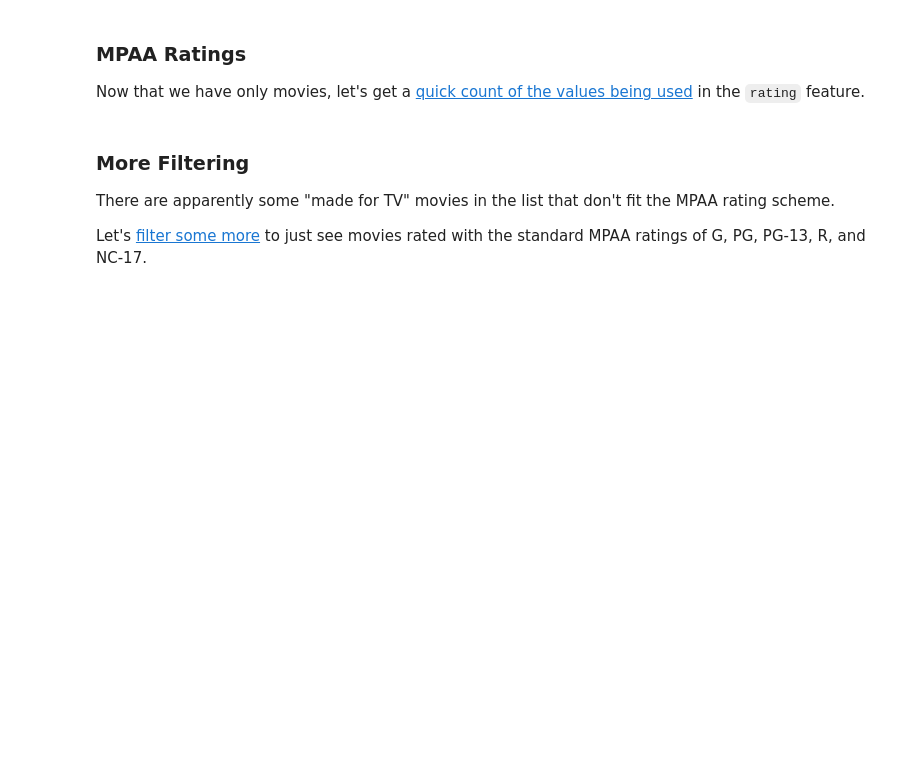
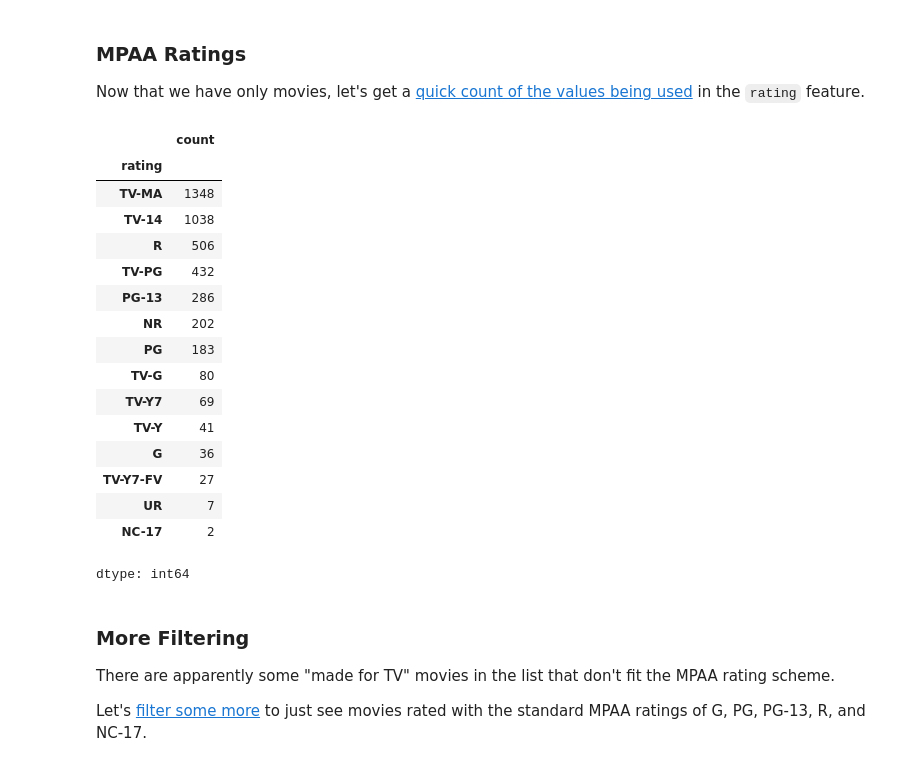
Before and after one commit to ClintCrockett/ds_450, a Jupyter notebook: notebooks/Exploration_01.ipynb, the cells around one changed output. Drawn from its saved outputs; the diff is of its cells as text; code cells hidden in the pictures; blank space fills up the shorter version.

```diff
--- a/notebooks/Exploration_01.ipynb
+++ b/notebooks/Exploration_01.ipynb
@@ -96,6 +96,26 @@ Now that we have only movies, let's get a [quick count of the values being used]
 # %%
 # Determine the number of records for each value of the "rating" feature.
 # Remember to count the values in your subset only, not in the original dataframe.
+rating = movies['rating'].value_counts()
+rating
+# %% [output]
+|  | count |
+| rating |  |
+| TV-MA | 1348 |
+| TV-14 | 1038 |
+| R | 506 |
+| TV-PG | 432 |
+| PG-13 | 286 |
+| NR | 202 |
+| PG | 183 |
+| TV-G | 80 |
+| TV-Y7 | 69 |
+| TV-Y | 41 |
+| G | 36 |
+| TV-Y7-FV | 27 |
+| UR | 7 |
+| NC-17 | 2 |
+dtype: int64
 # %% [markdown]
 ### More Filtering
 
```
Also changed, not shown: parts of 14 cells of this notebook.
